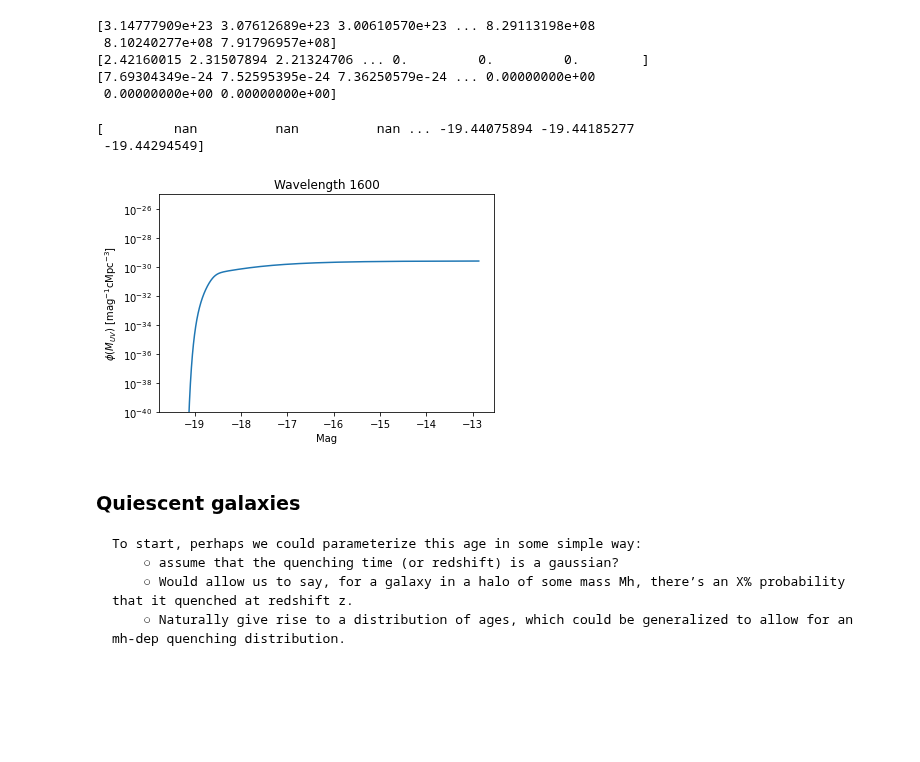
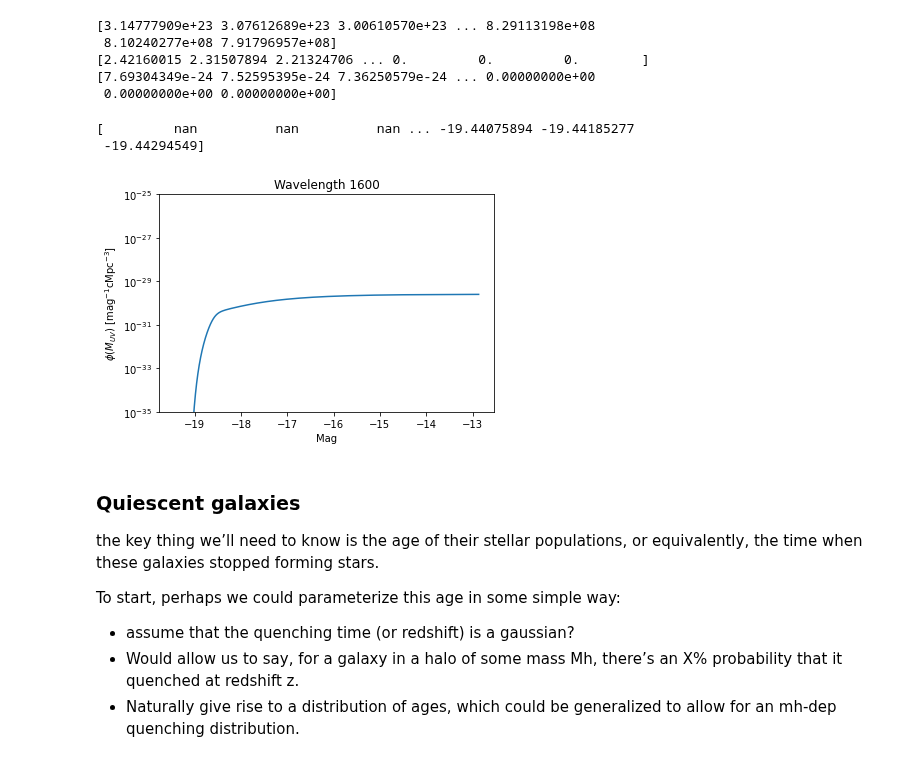
Before and after one commit to eklem1/GalaxySim, a Jupyter notebook: Gen_LF.ipynb, the cells around one changed output. Saved outputs shown, nothing was run; the diff lists cells and outputs as text; code cells hidden in the pictures; blank space fills up the shorter version.

```diff
--- a/Gen_LF.ipynb
+++ b/Gen_LF.ipynb
@@ -132,22 +132,27 @@ print(LF)
 # %%
 MagSys = ares.util.MagnitudeSystem()
 mag = MagSys.L_to_MAB(Lum, z=z)
 print(mag) #all nans for z = 0
 
 pl.semilogy(mag[:-1], LF)
 
 pl.ylabel('$\phi(M_{UV})$ [mag$^{-1}$cMpc$^{-3}$]')
 pl.xlabel('Mag')
 pl.title('Wavelength {}'.format(lamda))
-pl.ylim(1e-40,1e-25)
+
+pl.ylim(1e-35,1e-25)
+# pl.ylim(1e-10,)
+
 pl.show()
 # %% [output]
 [         nan          nan          nan ... -19.44075894 -19.44185277
  -19.44294549]
-[figure, old version]
+[figure, new version]
 # %% [markdown]
 ### Quiescent galaxies
-    To start, perhaps we could parameterize this age in some simple way:
-        ○ assume that the quenching time (or redshift) is a gaussian?
-		○ Would allow us to say, for a galaxy in a halo of some mass Mh, there’s an X% probability that it quenched at redshift z.
-		○ Naturally give rise to a distribution of ages, which could be generalized to allow for an mh-dep quenching distribution.
+the key thing we’ll need to know is the age of their stellar populations, or equivalently, the time when these galaxies stopped forming stars.
+
+To start, perhaps we could parameterize this age in some simple way:
+- assume that the quenching time (or redshift) is a gaussian?
+- Would allow us to say, for a galaxy in a halo of some mass Mh, there’s an X% probability that it quenched at redshift z.
+- Naturally give rise to a distribution of ages, which could be generalized to allow for an mh-dep quenching distribution.
```
Also changed, not shown: parts of 4 cells of this notebook, 1 other file.
